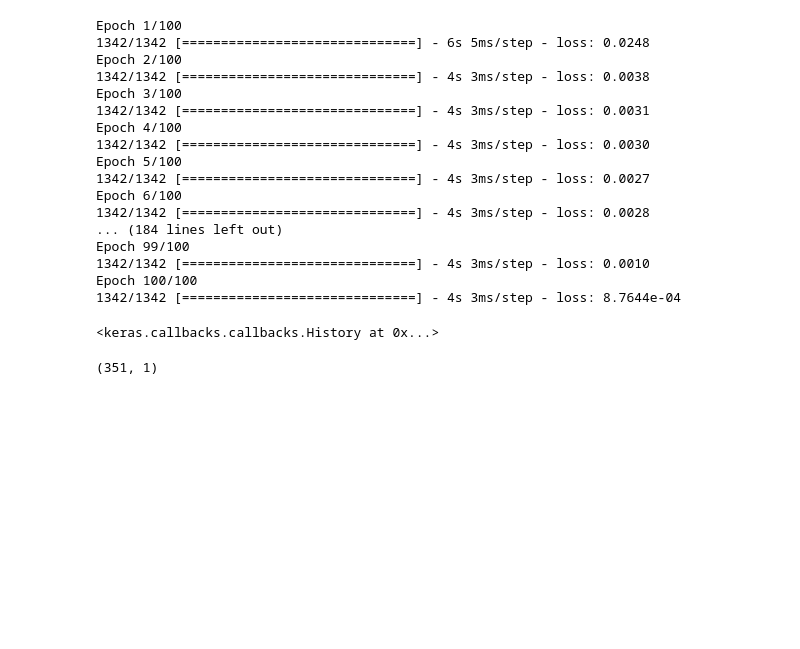
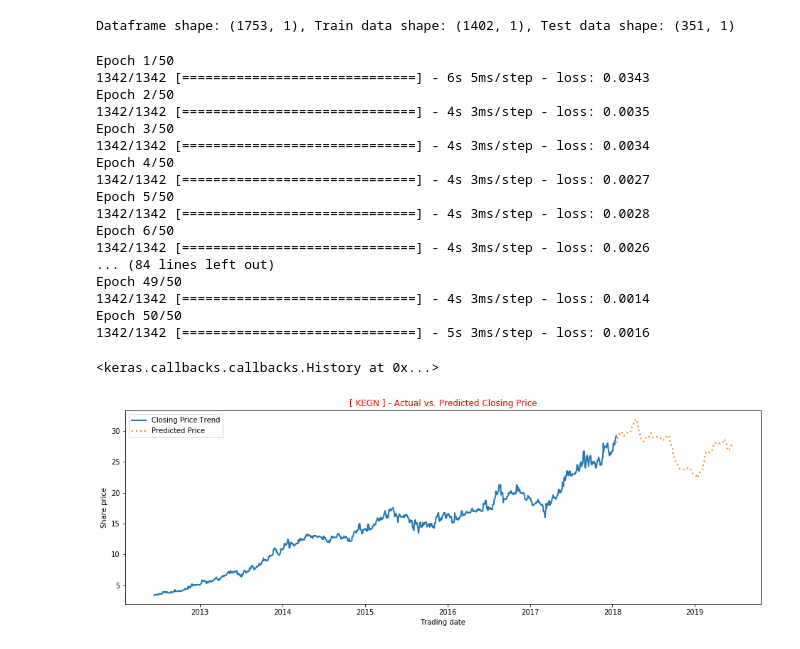
Before and after one commit to felixodette/safaricom_stock, a Jupyter notebook: Safaricom Stocks.ipynb, the cells around one changed output. Drawn from its saved outputs; the diff is of its cells as text; code cells hidden in the pictures; blank space fills up the shorter version.

```diff
--- a/Safaricom Stocks.ipynb
+++ b/Safaricom Stocks.ipynb
@@ -203,19 +38,27 @@ saf_data.shape, train.shape, valid.shape
+# %%
+xcount = round(df_new.shape[0]*0.8)
+data = df_new.values
+train = data[0:xcount,:]
+test = data[xcount:,:]
+print(f'Dataframe shape: {df_new.shape}, Train data shape: {train.shape}, Test data shape: {test.shape}')
+# %% [output]
+Dataframe shape: (1753, 1), Train data shape: (1402, 1), Test data shape: (351, 1)
 # %%
-scaler = MinMaxScaler(feature_range=(0,1))
-training_data = scaler.fit_transform(train)
+scaler = MinMaxScaler(feature_range = (0, 1))
+training = scaler.fit_transform(train)
 
-features_set = []
+features = []
 labels = []
 
 for i in range(60, train.shape[0]):
-    features_set.append(training_data[i-60:i, 0])
-    labels.append(training_data[i, 0])
+    features.append(training[i-60: i, 0])
+    labels.append(training[i, 0])
 
-features_set, labels = np.array(features_set), np.array(labels)
-features_set = np.reshape(features_set, (features_set.shape[0], features_set.shape[1], 1))
+features, labels = np.array(features), np.array(labels)
+features = np.reshape(features, (features.shape[0], features.shape[1], 1))
 
 model = Sequential()
-model.add(LSTM(units=50, return_sequences=True, input_shape=(features_set.shape[1], 1)))
+model.add(LSTM(units=50, return_sequences=True, input_shape=(features.shape[1], 1)))
 model.add(Dropout(0.2))
 
 model.add(LSTM(units=50, return_sequences=True))
@@ -231,40 +74,53 @@ model.add(Dense(units = 1))
 
 model.compile(optimizer = 'adam', loss = 'mean_squared_error')
 
-model.fit(features_set, labels, epochs = 100, batch_size = 32)
+model.fit(features, labels, epochs = 50, batch_size = 32)
 # %% [output]
-Epoch 1/100
-1342/1342 [==============================] - 6s 5ms/step - loss: 0.0248
-Epoch 2/100
-1342/1342 [==============================] - 4s 3ms/step - loss: 0.0038
-Epoch 3/100
-1342/1342 [==============================] - 4s 3ms/step - loss: 0.0031
-Epoch 4/100
-1342/1342 [==============================] - 4s 3ms/step - loss: 0.0030
-Epoch 5/100
+Epoch 1/50
+1342/1342 [==============================] - 6s 5ms/step - loss: 0.0343
+Epoch 2/50
+1342/1342 [==============================] - 4s 3ms/step - loss: 0.0035
+Epoch 3/50
+1342/1342 [==============================] - 4s 3ms/step - loss: 0.0034
+Epoch 4/50
 1342/1342 [==============================] - 4s 3ms/step - loss: 0.0027
-Epoch 6/100
+Epoch 5/50
 1342/1342 [==============================] - 4s 3ms/step - loss: 0.0028
-... (184 lines left out)
-Epoch 99/100
-1342/1342 [==============================] - 4s 3ms/step - loss: 0.0010
-Epoch 100/100
-1342/1342 [==============================] - 4s 3ms/step - loss: 8.7644e-04
+Epoch 6/50
+1342/1342 [==============================] - 4s 3ms/step - loss: 0.0026
+... (84 lines left out)
+Epoch 49/50
+1342/1342 [==============================] - 4s 3ms/step - loss: 0.0014
+Epoch 50/50
+1342/1342 [==============================] - 5s 3ms/step - loss: 0.0016
 <keras.callbacks.callbacks.History at 0x...>
 # %%
-test_inputs = saf_data[len(saf_data) - len(valid) - 60:].values
-test_inputs = test_inputs.reshape(-1,1)
+test_inputs = df_new[len(df_new) - len(test) - 60:].values
+test_features = test_inputs.reshape(-1, 1)
 test_inputs = scaler.transform(test_inputs)
 
 test_features = []
 for i in range(60, test_inputs.shape[0]):
-    test_features.append(test_inputs[i-60:i, 0])
+    test_features.append(test_inputs[i-60: i, 0])
 
 test_features = np.array(test_features)
 test_features = np.reshape(test_features, (test_features.shape[0], test_features.shape[1], 1))
 
 predictions = model.predict(test_features)
 predictions = scaler.inverse_transform(predictions)
-predictions.shape
+
+train_data = df_new[:xcount]
+valid_data = df_new[xcount:]
+
+valid_data['Predictions'] = predictions
+plt.plot(train_data['Close'], label='Closing Price Trend', lw=2)
+plt.plot(valid_data['Predictions'], dashes=[1,2], label='Predicted Price', lw=2)
+
+plt.title(f'[ {vTicker} ] - Actual vs. Predicted Closing Price').set_color('red')
+plt.ylabel('Share price')
+plt.xlabel('Trading date')
+
+plt.legend()
+plt.show()
 # %% [output]
-(351, 1)
+[figure, added]
```
Also changed, not shown: parts of 31 cells of this notebook.
